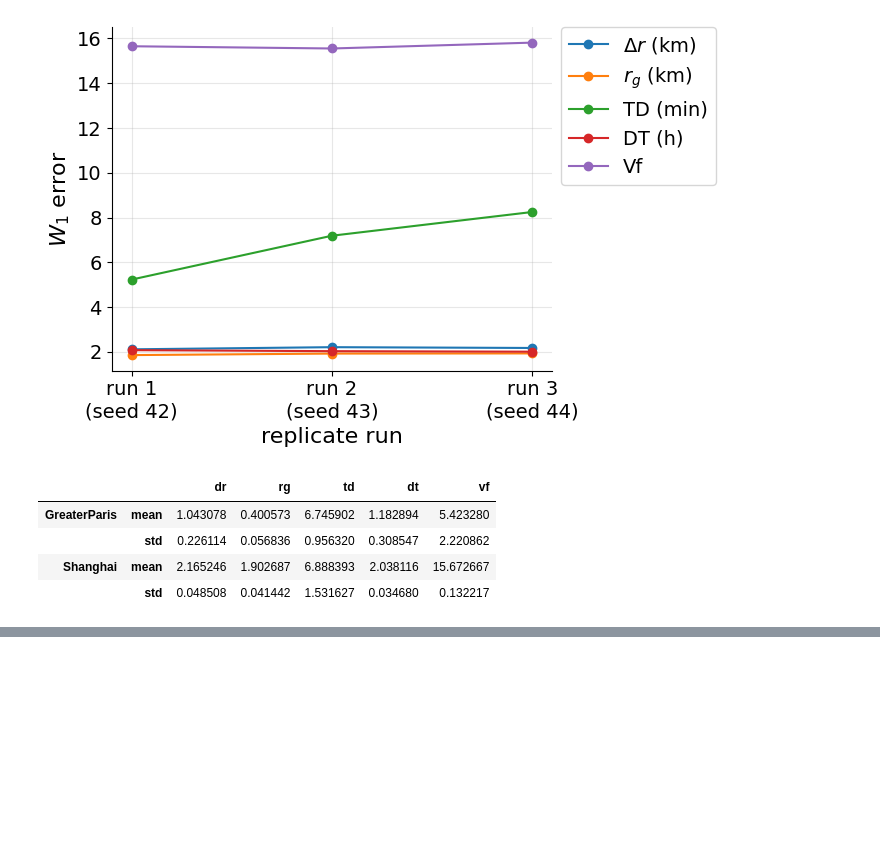
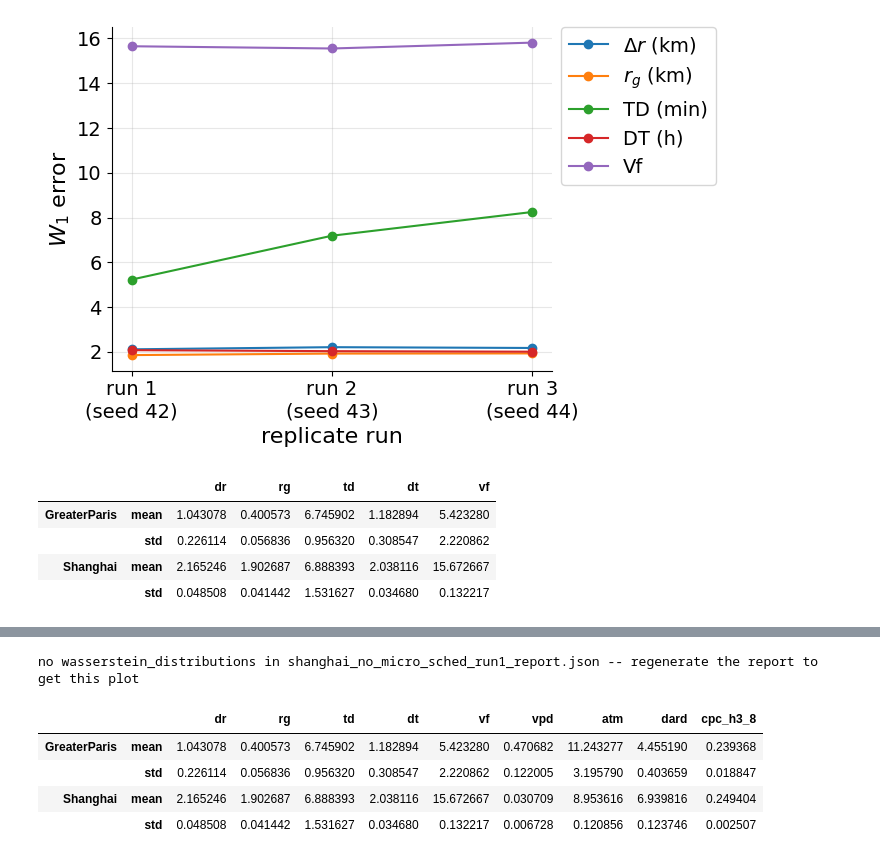
Before and after one commit to gefgu/citybehavex, a Jupyter notebook: notebooks/07_simulation_calibration/simulation_calibration.ipynb, the cells around one changed output, grey strips where cells are left out. Cells and saved outputs as stored; diff of their text form; code cells hidden in the pictures; blank space fills up the shorter version.

```diff
--- a/notebooks/07_simulation_calibration/simulation_calibration.ipynb
+++ b/notebooks/07_simulation_calibration/simulation_calibration.ipynb
@@ -126,0 +181,68 @@ summary
+# %%
+def plot_distribution_comparison(tag: str, city: str) -> None:
+    """Synthetic-vs-observed mean (dot) with p10-p90 whiskers, one row per
+    core metric -- shows over/undershoot direction at a glance, instead of
+    just a scalar W1 error with no sign. Use this BEFORE picking a lever
+    direction, not after."""
+    dists = load_distributions(tag)
+    metrics = [m for m in METRICS if m in dists]
+    if not metrics:
+        print(f"no wasserstein_distributions in {tag}_report.json -- regenerate the report to get this plot")
+        return
+
+    fig, axes = plt.subplots(len(metrics), 1, figsize=(7, 1.6 * len(metrics)))
+    if len(metrics) == 1:
+        axes = [axes]
+    for ax, metric in zip(axes, metrics):
+        d = dists[metric]
+        for offset, (side, color) in enumerate([("synthetic", "tab:blue"), ("observed", "tab:red")]):
+            s = d[side]
+            if s["mean"] is None:
+                continue
+            y = 1 - offset * 0.4
+            ax.errorbar(
+                s["mean"], y,
+                xerr=[[s["mean"] - s["p10"]], [s["p90"] - s["mean"]]],
+                fmt="o", color=color, label=side if metric == metrics[0] else None,
+                capsize=4,
+            )
+            ax.axvline(s["median"], color=color, alpha=0.2, linestyle="--", linewidth=1)
+        ax.set_yticks([])
+        ax.set_ylabel(METRIC_LABELS.get(metric, metric), rotation=0, ha="right", va="center", fontsize=12)
+        ax.set_ylim(0.3, 1.3)
+        ax.grid(axis="x", alpha=0.3)
+    axes[0].legend(loc="upper right", fontsize=10)
+    fig.suptitle(f"{city} ({tag}): synthetic vs observed, mean + p10-p90", fontsize=13)
+    fig.tight_layout()
+    fig.savefig(f"./outputs/{city}_{tag}_distribution_comparison.pdf", bbox_inches="tight")
+    plt.show()
+
+
+# Example: shanghai_no_micro_sched_run1 was regenerated tonight and carries
+# wasserstein_distributions (most gparis/shanghai *_calibrated_run* reports
+# above predate this change and won't show anything here yet).
+plot_distribution_comparison("shanghai_no_micro_sched_run1", "Shanghai")
+# %% [output]
+no wasserstein_distributions in shanghai_no_micro_sched_run1_report.json -- regenerate the report to get this plot
+# %%
+def load_full_scenario(prefix: str) -> pd.DataFrame:
+    rows = {seed: load_full_metrics(f"{prefix}_run{seed}") for seed in SEEDS}
+    df = pd.DataFrame(rows).T
+    df.index.name = "seed"
+    return df
+
+
+full_summary = pd.concat(
+    {
+        "GreaterParis": load_full_scenario("gparis_calibrated").agg(["mean", "std"]),
+        "Shanghai": load_full_scenario("shanghai_calibrated").agg(["mean", "std"]),
+    },
+    axis=0,
+)
+full_summary
+# %% [output]
+|  |  | dr | rg | td | dt | vf | vpd | atm | dard | cpc_h3_8 |
+| GreaterParis | mean | 1.043078 | 0.400573 | 6.745902 | 1.182894 | 5.423280 | 0.470682 | 11.243277 | 4.455190 | 0.239368 |
+|  | std | 0.226114 | 0.056836 | 0.956320 | 0.308547 | 2.220862 | 0.122005 | 3.195790 | 0.403659 | 0.018847 |
+| Shanghai | mean | 2.165246 | 1.902687 | 6.888393 | 2.038116 | 15.672667 | 0.030709 | 8.953616 | 6.939816 | 0.249404 |
+|  | std | 0.048508 | 0.041442 | 1.531627 | 0.034680 | 0.132217 | 0.006728 | 0.120856 | 0.123746 | 0.002507 |
```
Also changed, not shown: parts of 3 cells of this notebook, 56 other files.
